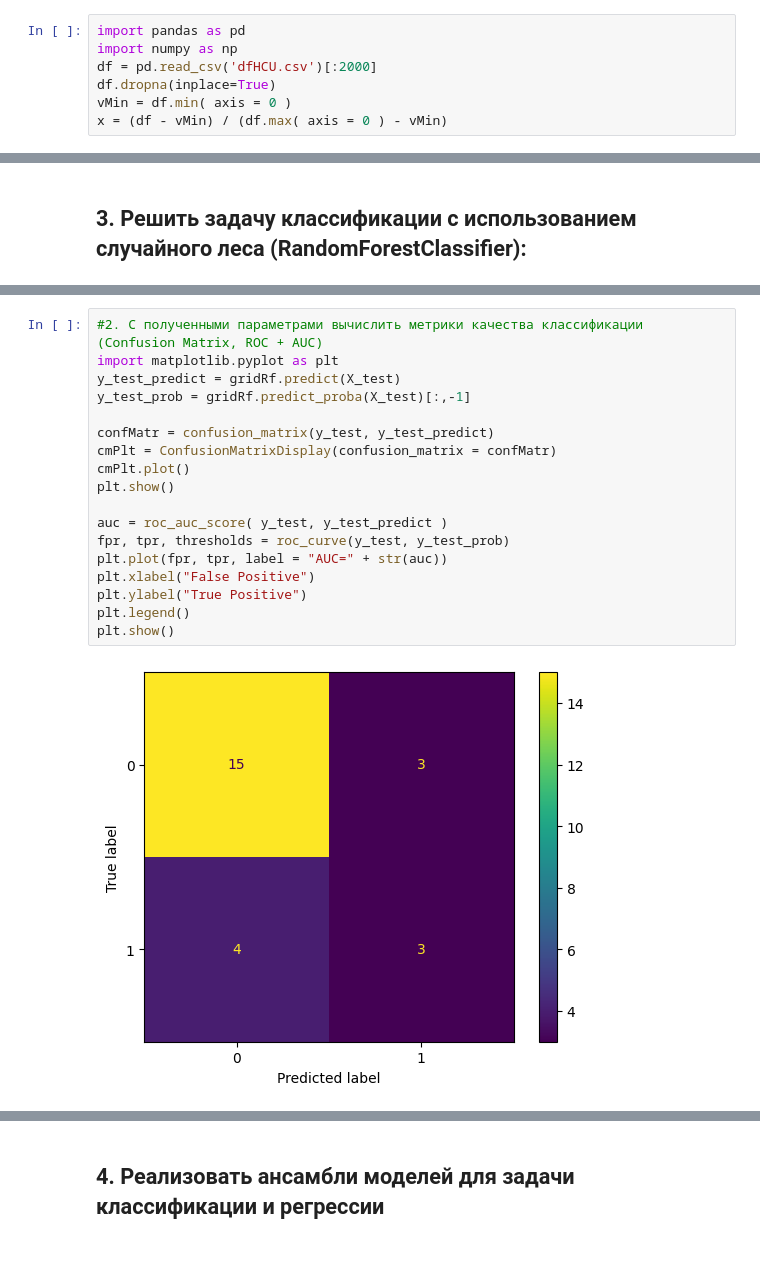
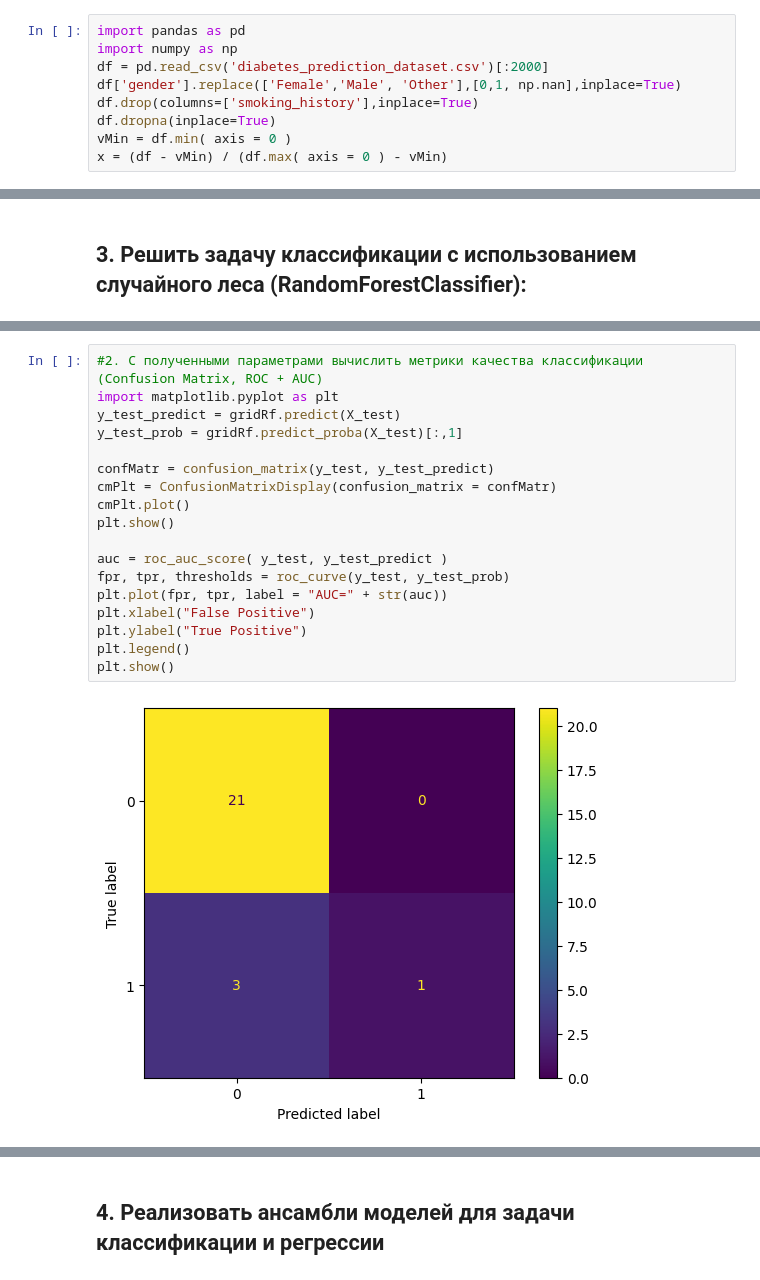
Before and after one commit to MortalZorchik/ML-homeworks, a Jupyter notebook: lab6/lab6.ipynb, the cells around one changed output, grey strips where cells are left out. Cells and saved outputs as stored; diff of their text form.

```diff
--- a/lab6/lab6.ipynb
+++ b/lab6/lab6.ipynb
@@ -3,7 +3,9 @@
 # %%
 import pandas as pd
 import numpy as np
-df = pd.read_csv('dfHCU.csv')[:2000]
+df = pd.read_csv('diabetes_prediction_dataset.csv')[:2000]
+df['gender'].replace(['Female','Male', 'Other'],[0,1, np.nan],inplace=True)
+df.drop(columns=['smoking_history'],inplace=True)
 df.dropna(inplace=True)
 vMin = df.min( axis = 0 )
 x = (df - vMin) / (df.max( axis = 0 ) - vMin)
@@ -88,20 +90,20 @@ print(f"Наилучшее значение метрики: {gridRf.best_score_}
 # %%
 #2. С полученными параметрами вычислить метрики качества классификации (Confusion Matrix, ROC + AUC)
 import matplotlib.pyplot as plt
 y_test_predict = gridRf.predict(X_test)
-y_test_prob = gridRf.predict_proba(X_test)[:,-1]
+y_test_prob = gridRf.predict_proba(X_test)[:,1]
 
 confMatr = confusion_matrix(y_test, y_test_predict)
 cmPlt = ConfusionMatrixDisplay(confusion_matrix = confMatr)
 cmPlt.plot()
 plt.show()
 
 auc = roc_auc_score( y_test, y_test_predict )
 fpr, tpr, thresholds = roc_curve(y_test, y_test_prob)
 plt.plot(fpr, tpr, label = "AUC=" + str(auc))
 plt.xlabel("False Positive")
 plt.ylabel("True Positive")
 plt.legend()
 plt.show()
 # %% [output]
-[figure, old version]
+[figure, new version]
```
Also changed, not shown: parts of 11 cells of this notebook.
